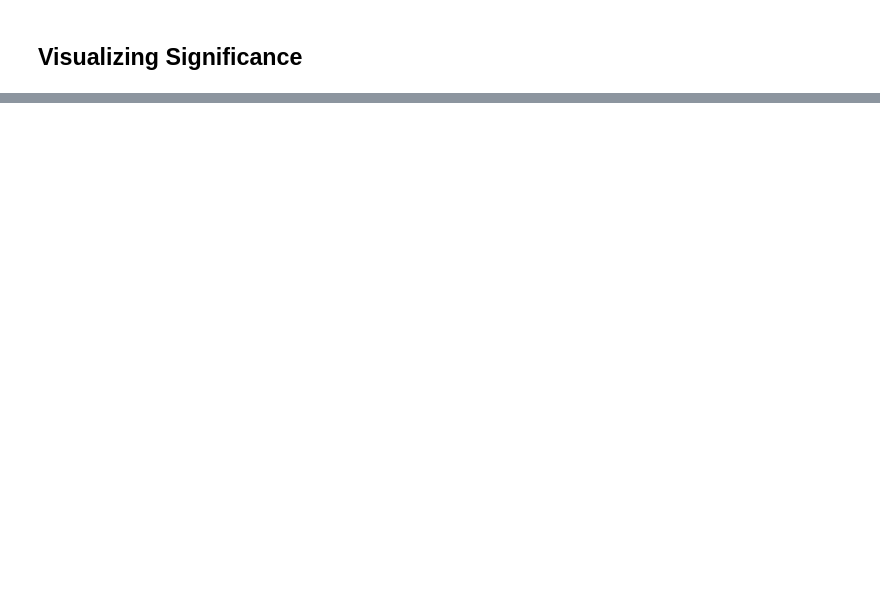
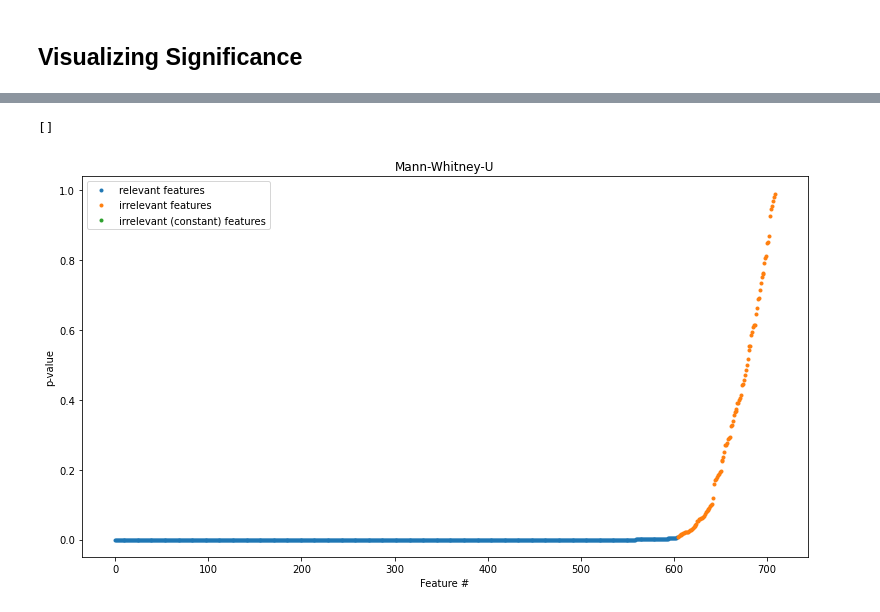
Before and after one commit to chrismhl/tsunami, a Jupyter notebook: Tsunami_TS_Regression.ipynb, the cells around one changed output, grey strips where cells are left out. Cells and saved outputs as stored; diff of their text form; code cells hidden in the pictures; blank space fills up the shorter version.

```diff
--- a/Tsunami_TS_Regression.ipynb
+++ b/Tsunami_TS_Regression.ipynb
@@ -672,8 +781,8 @@ from tsfresh import defaults, extract_features
 FDR_LEVEL = defaults.FDR_LEVEL
 HYPOTHESES_INDEPENDENT = defaults.HYPOTHESES_INDEPENDENT
 # %%
-index = pd.Series(range(1157))
-feat702_relevance = feat702
+index = pd.Series(range(1300))
+feat702_relevance = pd.read_csv (r'feat702_all_910.csv')
 # %%
-# df_pvalues_mann = calculate_relevance_table(feat702_relevance.set_index(index), pd.Series(g901max),
-#                                             fdr_level=FDR_LEVEL, test_for_real_target_real_feature='mann')
+df_pvalues_mann = calculate_relevance_table(feat702_relevance.set_index(index), pd.Series(max_eta_all(eta,901,1300)),
+                                            fdr_level=FDR_LEVEL, test_for_real_target_real_feature='mann')
@@ -682,18 +820,21 @@ feat702_relevance = feat702
 # %%
-# figure(figsize=(13,7))
-# df_pvalues_mann.index = pd.Series(range(0, len(df_pvalues_mann.index)))
+figure(figsize=(13,7))
+df_pvalues_mann.index = pd.Series(range(0, len(df_pvalues_mann.index)))
 
-# df_pvalues_mann.p_value.where(df_pvalues_mann.relevant)\
-#     .plot(style=".", label="relevant features")
+df_pvalues_mann.p_value.where(df_pvalues_mann.relevant)\
+    .plot(style=".", label="relevant features")
 
-# df_pvalues_mann.p_value.where(~df_pvalues_mann.relevant & (df_pvalues_mann.type != "const"))\
-#     .plot(style=".", label="irrelevant features")
+df_pvalues_mann.p_value.where(~df_pvalues_mann.relevant & (df_pvalues_mann.type != "const"))\
+    .plot(style=".", label="irrelevant features")
 
-# df_pvalues_mann.p_value.fillna(1).where(df_pvalues_mann.type == "const")\
-#     .plot(style=".", label="irrelevant (constant) features")
+df_pvalues_mann.p_value.fillna(1).where(df_pvalues_mann.type == "const")\
+    .plot(style=".", label="irrelevant (constant) features")
 
-# plt.xlabel("Feature #")
-# plt.ylabel("p-value")
-# plt.title("Mann-Whitney-U")
-# plt.legend()
-# plt.plot()
+plt.xlabel("Feature #")
+plt.ylabel("p-value")
+plt.title("Mann-Whitney-U")
+plt.legend()
+plt.plot()
+# %% [output]
+[]
+[figure, added]
```
Also changed, not shown: parts of 73 cells of this notebook.
